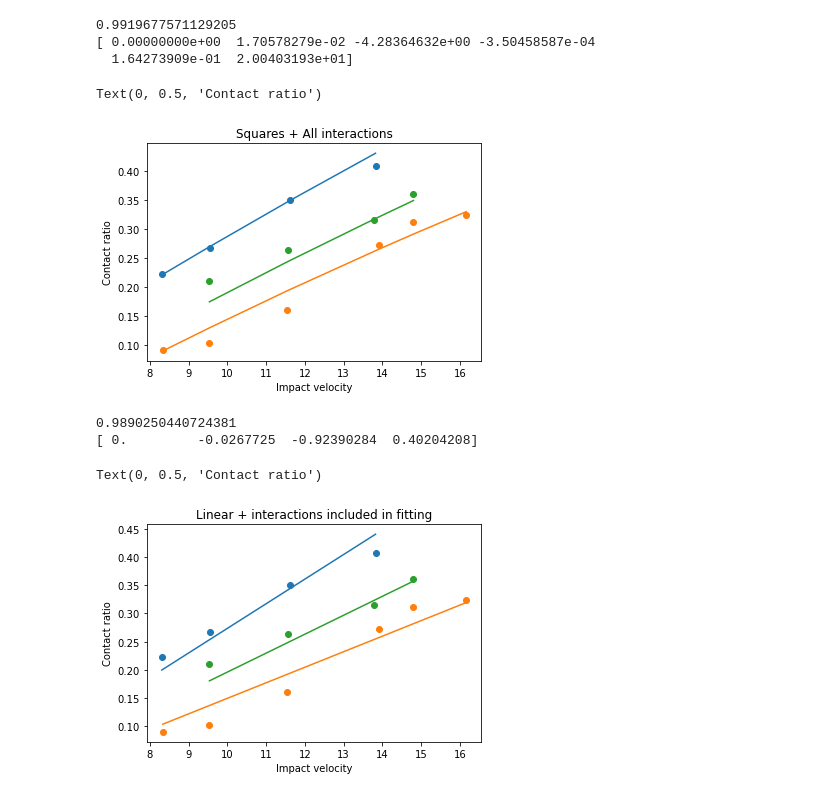
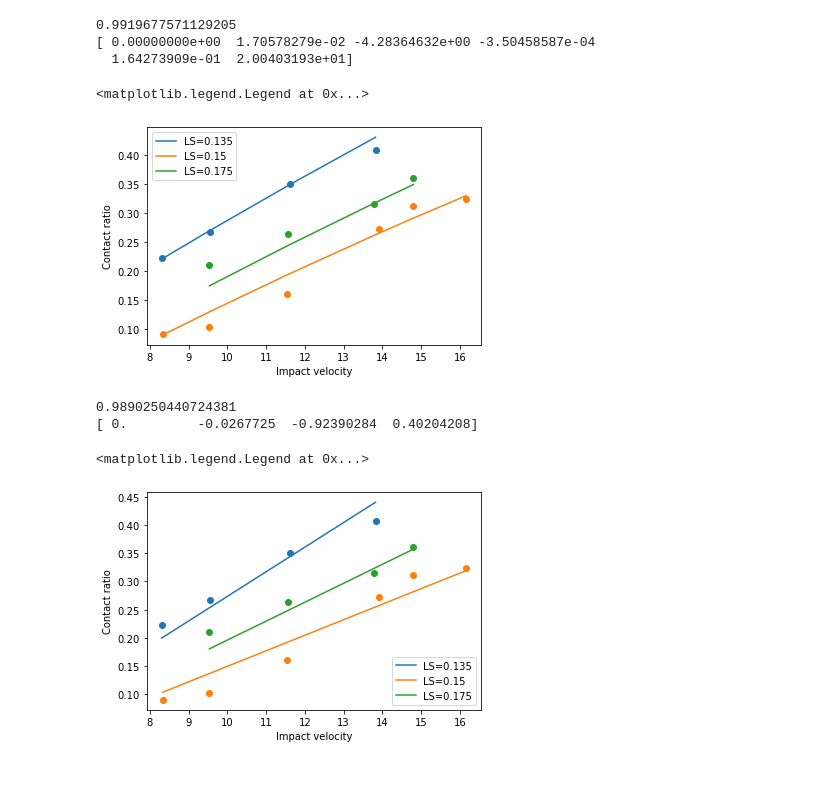
Before and after one commit to csampat/Physics-Constrained-Supervised-Autoencoders-, a Jupyter notebook: src/multivariateFit.ipynb, the cells around one changed output. Saved outputs shown, nothing was run; the diff lists cells and outputs as text; code cells hidden in the pictures.

```diff
--- a/src/multivariateFit.ipynb
+++ b/src/multivariateFit.ipynb
@@ -59,16 +59,17 @@ print(mul_coeff)
 # %%
 plt.scatter(X[13:17,0],Y[13:17])
 plt.plot(X[13:17,0],clf.predict(X_poly[13:17,:]))
 plt.scatter(X[0:6,0],Y[0:6])
 plt.plot(X[0:6,0],clf.predict(X_poly[0:6,:]))
 plt.scatter(X[8:12,0],Y[8:12])
 plt.plot(X[8:12,0],clf.predict(X_poly[8:12,:]))
-plt.title('Squares + All interactions')
+# plt.title('Squares + All interactions')
 plt.xlabel('Impact velocity')
 plt.ylabel('Contact ratio')
+plt.legend(['LS=0.135','LS=0.15','LS=0.175'])
 # %% [output]
-Text(0, 0.5, 'Contact ratio')
+<matplotlib.legend.Legend at 0x...>
-[figure, old version]
+[figure, new version]
 # %%
 poly1 = PolynomialFeatures(2,interaction_only=True)
 X_poly1 = poly1.fit_transform(X)
@@ -84,14 +85,15 @@ plt.scatter(X[0:6,0],Y[0:6])
 plt.plot(X[0:6,0],clf1.predict(X_poly1[0:6,:]))
 plt.scatter(X[8:12,0],Y[8:12])
 plt.plot(X[8:12,0],clf1.predict(X_poly1[8:12,:]))
-plt.title('Linear + interactions included in fitting')
+# plt.title('Linear + interactions included in fitting')
 plt.xlabel('Impact velocity')
 plt.ylabel('Contact ratio')
+plt.legend(['LS=0.135','LS=0.15','LS=0.175'],loc='lower right')
 # %% [output]
 0.9890250440724381
 [ 0.         -0.0267725  -0.92390284  0.40204208]
-Text(0, 0.5, 'Contact ratio')
+<matplotlib.legend.Legend at 0x...>
-[figure, old version]
+[figure, new version]
 # %%
 datafile = pd.read_csv('dataFiles/test_data1_WithOutputs_withCalculatedValues.csv')
 from HelperTools import DataCompletionMethods
```
Also changed, not shown: parts of 8 cells of this notebook, 9 other files.
